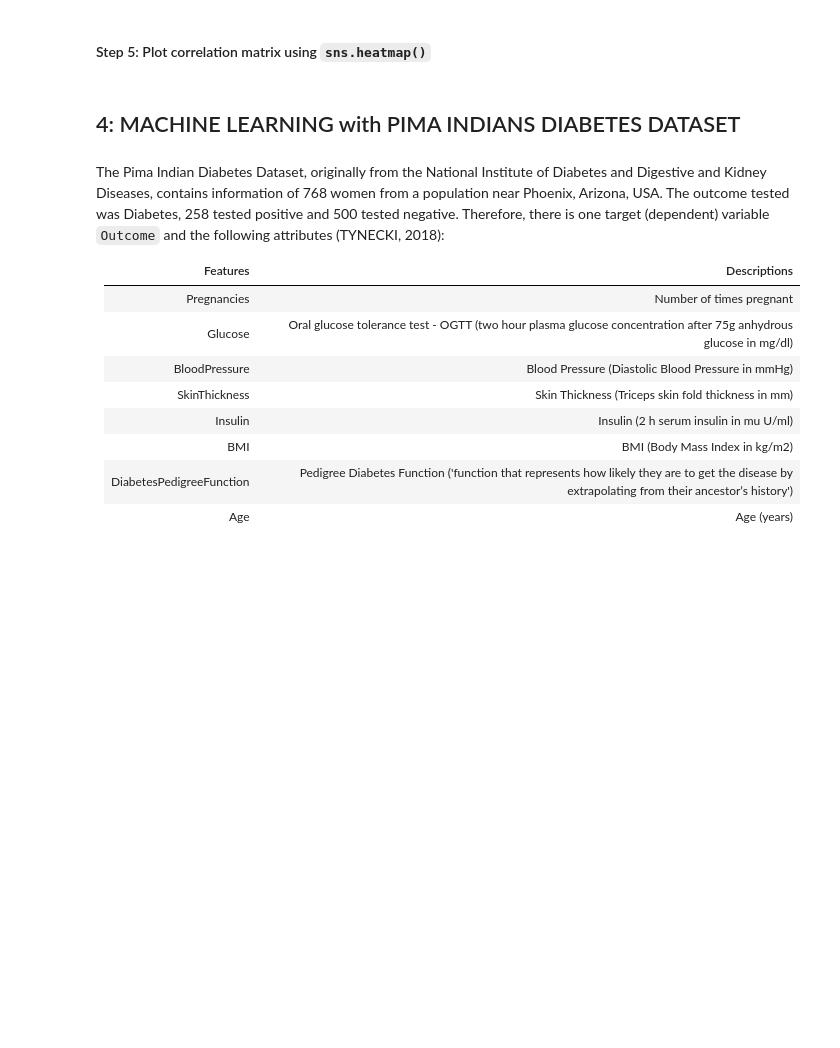
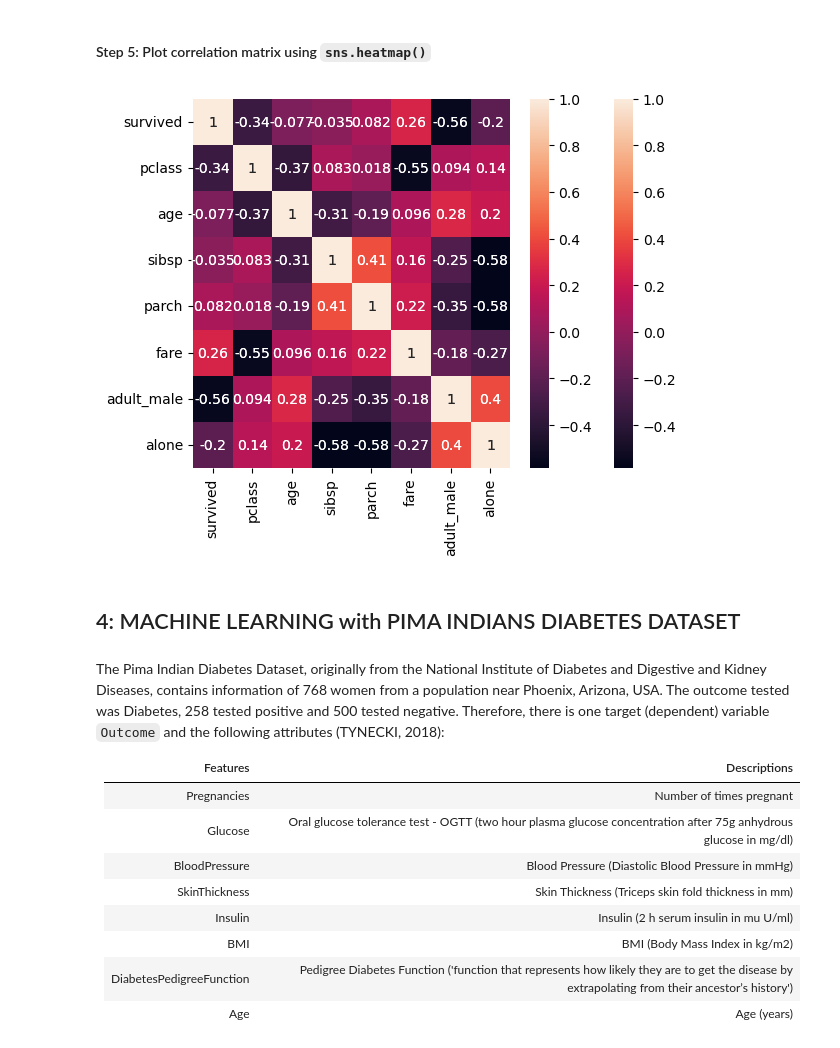
Before and after one commit to honghanhh/mci_python_33a8_l1, a Jupyter notebook: Live Slides/Live Lecture 10/Pha_Capstone Project.ipynb, the cells around one changed output. Saved outputs shown, nothing was run; the diff lists cells and outputs as text; code cells hidden in the pictures; blank space fills up the shorter version.

```diff
--- a/Live Slides/Live Lecture 10/Pha_Capstone Project.ipynb
+++ b/Live Slides/Live Lecture 10/Pha_Capstone Project.ipynb
@@ -212,5 +216,10 @@ plt.show()
 # %% [markdown]
 #### Step 5: Plot correlation matrix using `sns.heatmap()`
+# %%
+sns.heatmap(titanic.corr(), annot = True)
+plt.show()
+# %% [output]
+[figure, added]
 # %% [markdown]
 ## 4: MACHINE LEARNING with PIMA INDIANS DIABETES DATASET
 # %% [markdown]
```
Also changed, not shown: parts of 19 cells of this notebook, 1 other file.
